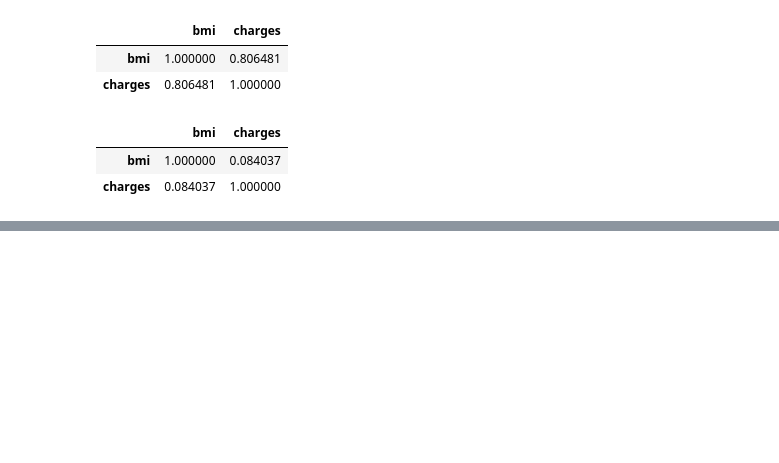
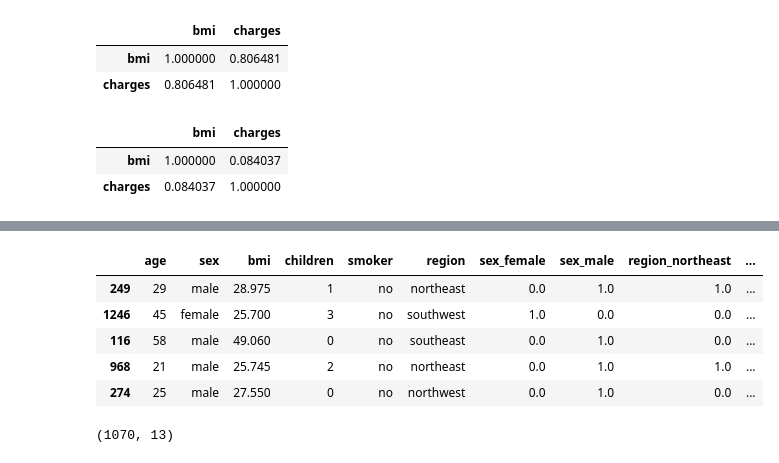
Before and after one commit to stefkwan/pytn_300725, a Jupyter notebook: sesi12_27Aug.ipynb, the cells around one changed output, grey strips where cells are left out. Saved outputs shown, nothing was run; the diff lists cells and outputs as text; code cells hidden in the pictures; blank space fills up the shorter version.

```diff
--- a/sesi12_27Aug.ipynb
+++ b/sesi12_27Aug.ipynb
@@ -812,0 +867,14 @@ NameError: name 'X_train' is not defined
+# %%
+X_train = pd.concat([X_train, X_train_encoded], axis=1)
+X_train.head()
+# %% [output]
+|  | age | sex | bmi | children | smoker | region | sex_female | sex_male | region_northeast | ... |
+| 249 | 29 | male | 28.975 | 1 | no | northeast | 0.0 | 1.0 | 1.0 | ... |
+| 1246 | 45 | female | 25.700 | 3 | no | southwest | 1.0 | 0.0 | 0.0 | ... |
+| 116 | 58 | male | 49.060 | 0 | no | southeast | 0.0 | 1.0 | 0.0 | ... |
+| 968 | 21 | male | 25.745 | 2 | no | northeast | 0.0 | 1.0 | 1.0 | ... |
+| 274 | 25 | male | 27.550 | 0 | no | northwest | 0.0 | 1.0 | 0.0 | ... |
+# %%
+X_train.shape
+# %% [output]
+(1070, 13)
```
Also changed, not shown: parts of 21 cells of this notebook.
